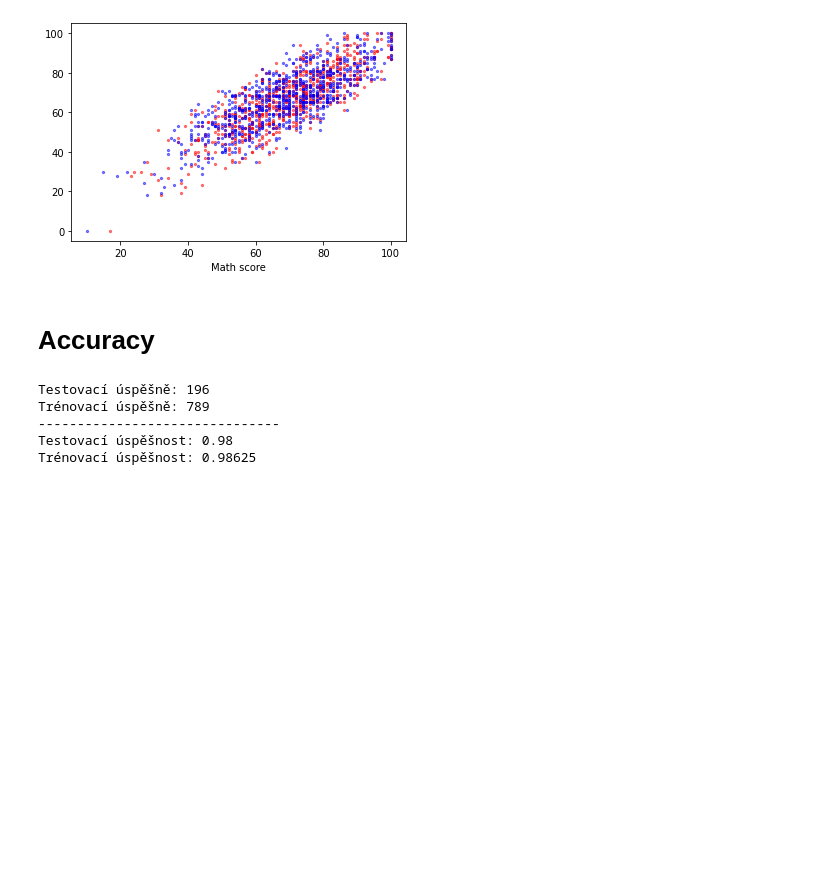
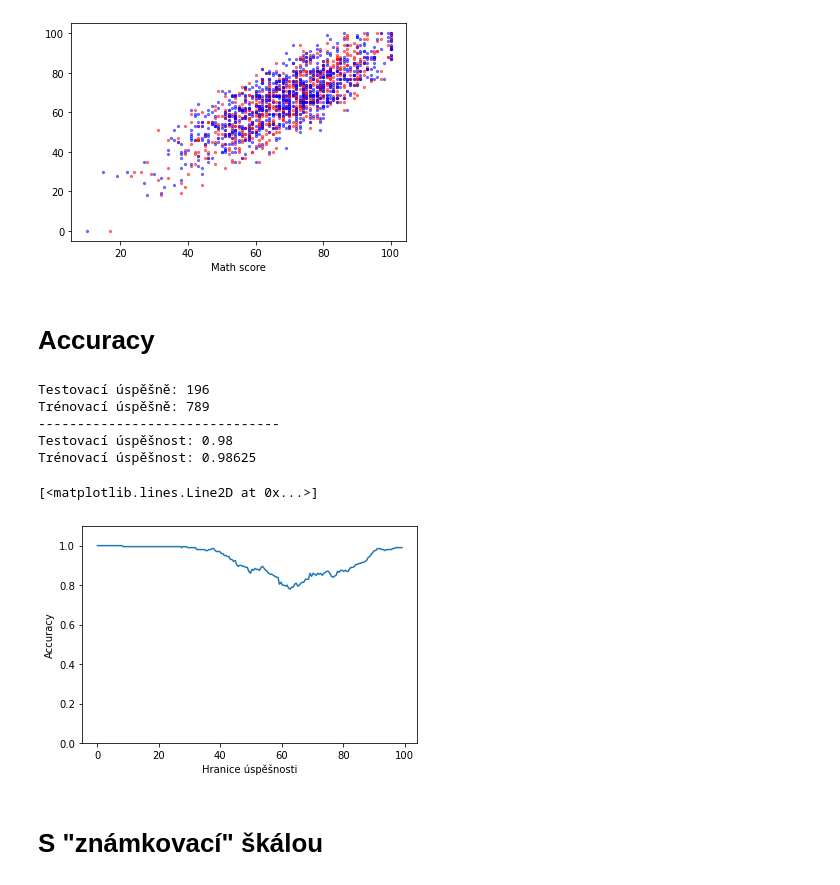
Before and after one commit to SlavDog/school-data-prediction-project, a Jupyter notebook: main.ipynb, the cells around one changed output. Saved outputs shown, nothing was run; the diff lists cells and outputs as text; code cells hidden in the pictures; blank space fills up the shorter version.

Commit message:
added accuracy graph

```diff
--- a/main.ipynb
+++ b/main.ipynb
@@ -100,30 +100,54 @@ Notes:
 # Accuracy
 # %%
 import warnings
+import numpy as np
 warnings.filterwarnings("ignore")
 
 
 SUCCESS_PERC = 33
 
 data_test['passed_real'] = data_test['math score'].apply(lambda x: x >= SUCCESS_PERC)
 data_test['passed_pred'] = data_test.apply(lambda x: regr.predict(x.values[[6, 7, 2, 4]].reshape(1,-1)) >= SUCCESS_PERC, axis=1)
 
 data_train['passed_real'] = data_train['math score'].apply(lambda x: x >= SUCCESS_PERC)
 data_train['passed_pred'] = data_train.apply(lambda x: regr.predict(x.values[[6, 7, 2, 4]].reshape(1,-1)) >= SUCCESS_PERC, axis=1)
 
 
 accurate = data_test[data_test['passed_pred'] == data_test['passed_real']].shape[0]
 accurate_train = data_train[data_train['passed_pred'] == data_train['passed_real']].shape[0]
 count_train_row = data_train.shape[0]
 count_test_row = data_test.shape[0]
 
 
 print(f"Testovací úspěšně: {accurate}\nTrénovací úspěšně: {accurate_train}")
 print(f"-------------------------------")
 print(f"Testovací úspěšnost: {accurate/count_test_row}\nTrénovací úspěšnost: {accurate_train/count_train_row}")
+
+
+def func(data, SUCCESS_PERC):
+    data['passed_real'] = data['math score'].apply(lambda x: x >= SUCCESS_PERC)
+    data['passed_pred'] = data.apply(lambda x: regr.predict(x.values[[6, 7, 2, 4]].reshape(1,-1)) >= SUCCESS_PERC, axis=1)
+    acc = data[data['passed_pred'] == data['passed_real']].shape[0]
+    count_row = data.shape[0]
+    return acc/count_row
+
+
+x = np.linspace(0,99,200)
+y = []
+for i in x:
+    y.append(func(data_test,i))
+
+plt.ylim(0, 1.1)
+plt.xlabel("Hranice úspěšnosti")
+plt.ylabel("Accuracy")
+plt.plot(x,y)
 # %% [output]
 Testovací úspěšně: 196
 Trénovací úspěšně: 789
 -------------------------------
 Testovací úspěšnost: 0.98
 Trénovací úspěšnost: 0.98625
+[<matplotlib.lines.Line2D at 0x...>]
+[figure, added]
+# %% [markdown]
+# S "známkovací" škálou
```
Also changed, not shown: parts of 2 cells of this notebook.
